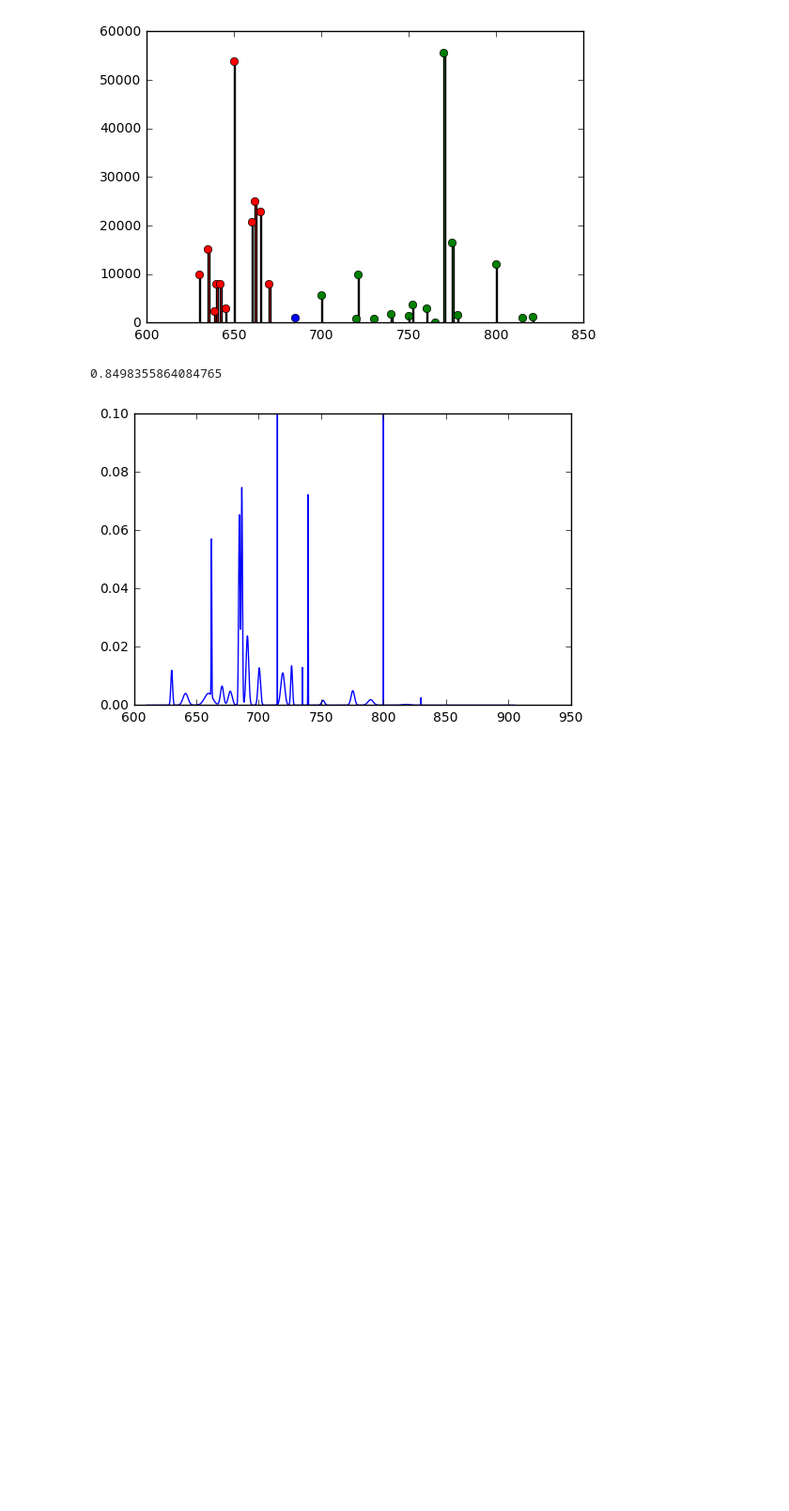
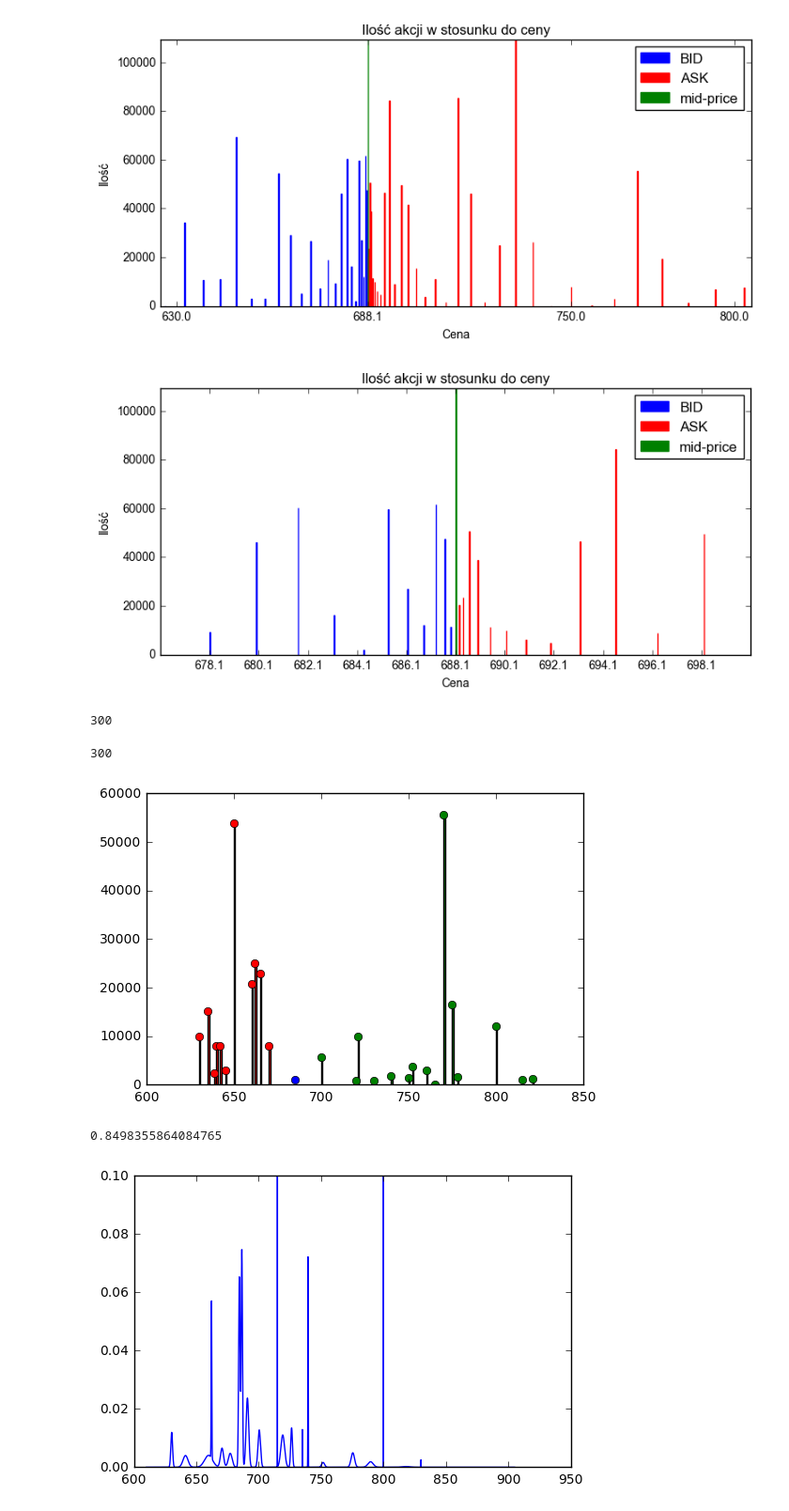
Before and after one commit to DawPawel/PracaLicencjacka, a Jupyter notebook: Projekt.ipynb, the cells around one changed output. Shown: that part at 94% size. Drawn from its saved outputs; the diff is of its cells as text; code cells hidden in the pictures; blank space fills up the shorter version.

```diff
--- a/Projekt.ipynb
+++ b/Projekt.ipynb
@@ -35,0 +296,17 @@ tabCalPo1razy170 = (((tablicaCalekPo1BezDzielenia[indeksy]).T[:170]).T)*1
+# %%
+tablicaTickowRosnaca, tablicaTickowRosnacaWsp = generujTabliceTickow(40, funkcjaPrzedzialow)
+# %%
+wiersz = tablicaTickowRosnaca[nrWiersza]
+wierszWsp = np.array(tablicaTickowRosnacaWsp[nrWiersza])
+askMask = np.arange(0, len(wiersz), 2)
+bidMask = askMask + 1
+narysujPrzykladowyWykres(wierszWsp[askMask], wiersz[askMask],
+                         wierszWsp[bidMask], wiersz[bidMask] * (-1),
+                         midPrice, "PrzykladDanychDlaTablicyTickowRosnacej")
+
+narysujPrzykladowyWykres(wierszWsp[askMask], wiersz[askMask],
+                         wierszWsp[bidMask], wiersz[bidMask] * (-1),
+                         midPrice, "PrzykladDanychDlaTablicyTickowRosnacejPrzyblizenie", True)
+# %% [output]
+[figure, added]
+[figure, added]
@@ -36,3 +328,11 @@ tabCalPo1razy170 = (((tablicaCalekPo1BezDzielenia[indeksy]).T[:170]).T)*1
+# %%
+len(TablicaTickowPo1[nrWiersza])
+# %% [output]
+300
+# %%
+len(TablicaTickowPo1Wsp[nrWiersza])
+# %% [output]
+300
 # %%
 imbalance = np.zeros((X.shape[0], 1))
 imbalance[indeksy, 0] = zmiana
```
Also changed, not shown: parts of 15 cells of this notebook, 13 other files.
